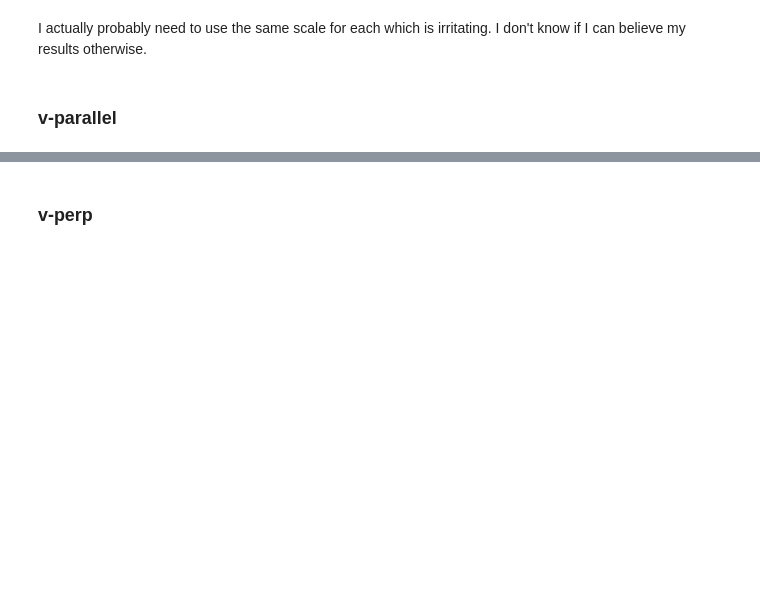
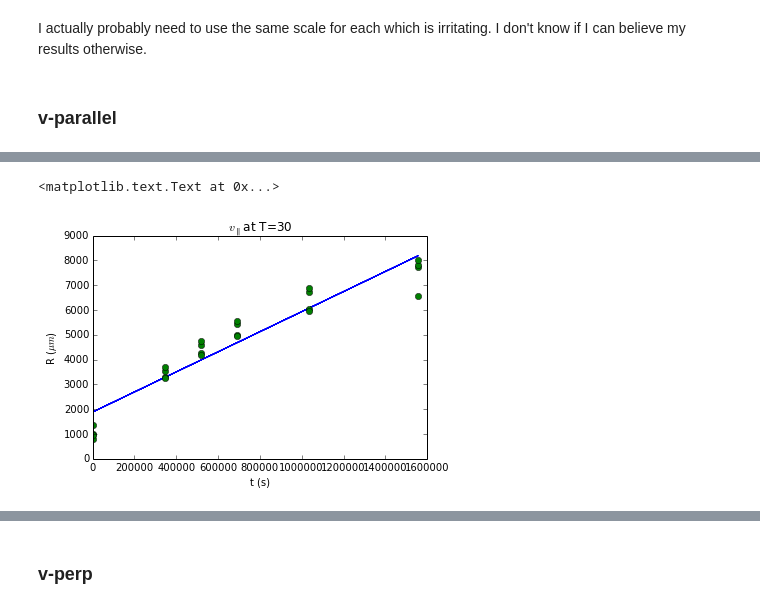
Before and after one commit to btweinstein/chirality_finder, a Jupyter notebook: Final_Diffusion_Analysis-2.ipynb, the cells around one changed output, grey strips where cells are left out. Drawn from its saved outputs; the diff is of its cells as text; code cells hidden in the pictures; blank space fills up the shorter version.

```diff
--- a/Final_Diffusion_Analysis-2.ipynb
+++ b/Final_Diffusion_Analysis-2.ipynb
@@ -636,0 +642,12 @@ print_mean_error(M37, 37, 'vpar')
+# %%
+vpar_mean = M30.get_node('vpar').stats()['mean']
+ro_mean = M30.get_node('ro').stats()['mean']
+R_values =  M30.get_node('R').value
+t_30 = model30[0][2]
+plt.plot(t_30, ro_mean + vpar_mean*t_30, '-', t_30, R_values, 'o')
+plt.title('$v_\parallel$ at T=30')
+plt.xlabel('t (s)')
+plt.ylabel('R ($\mu m$)')
+# %% [output]
+<matplotlib.text.Text at 0x...>
+[figure, added]
```
Also changed, not shown: parts of 19 cells of this notebook, 3 other files.
